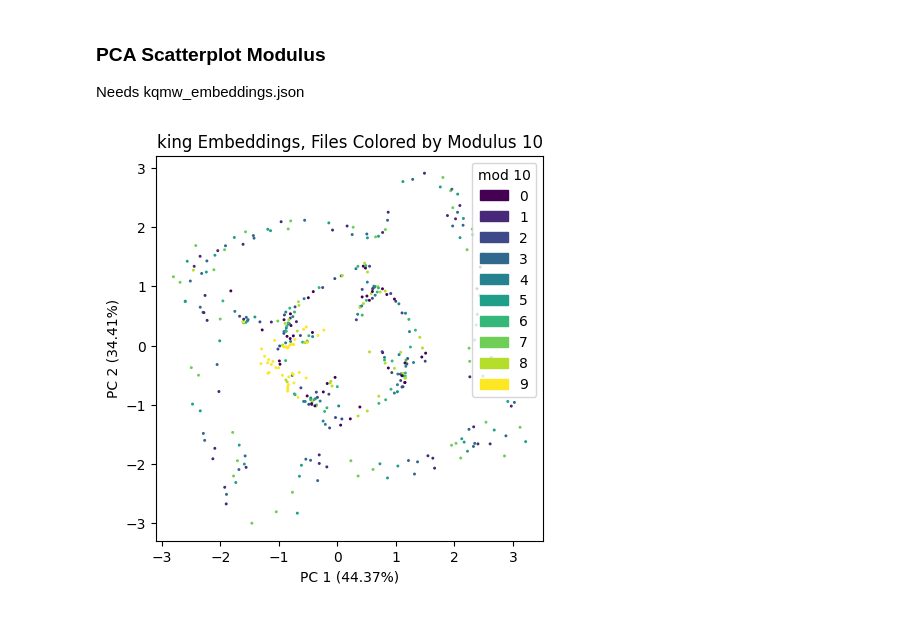
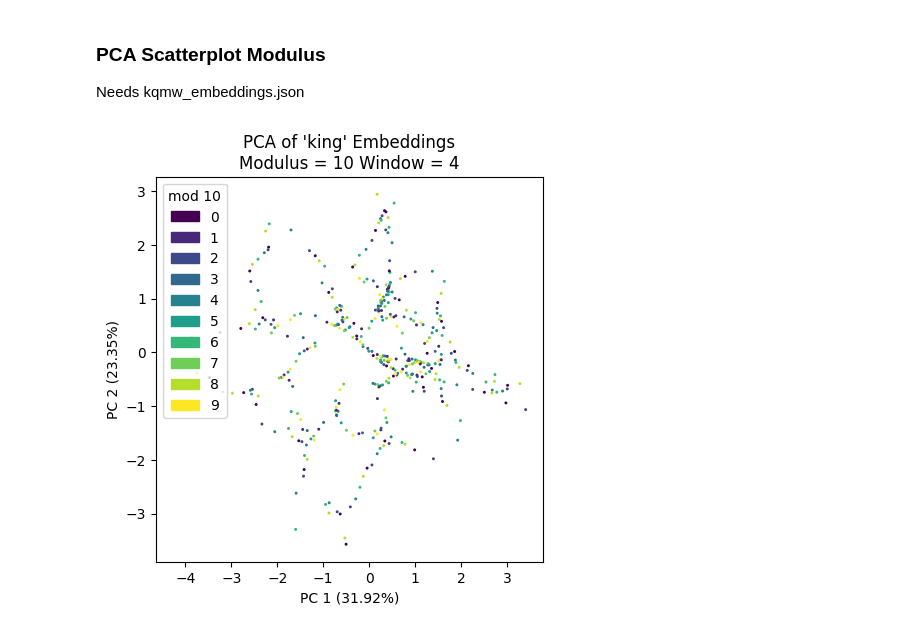
Before and after one commit to ShadowAsura/Word-Embeddings-and-Bloom-Filters, a Jupyter notebook: iteration_data.ipynb, the cells around one changed output. Drawn from its saved outputs; the diff is of its cells as text; code cells hidden in the pictures.

```diff
--- a/iteration_data.ipynb
+++ b/iteration_data.ipynb
@@ -7,11 +7,10 @@ import json
 import os
 import re
 
-# ---- CONFIGURE THESE ----
 wanted_words = ['king', 'queen', 'man', 'woman']
 iterative_dir = 'data/iterative_vectors/'
 window = 4
-# -------------------------
+
 
 embeddings = {word: [] for word in wanted_words}
 
@@ -34,7 +33,7 @@ for i in file_numbers:
         skipped.append(i)
         continue
 
-with open('data/kqmw_iteration.json', 'w+') as f:
+with open(f'data/kqmw_iteration_window_{window}.json', 'w+') as f:
     json.dump(embeddings, f)
 
 print(f"Loaded {len(embeddings[wanted_words[0]])} iterations for {len(embeddings)} words")
@@ -125,34 +213,51 @@ Needs kqmw_embeddings.json
 # %%
 from sklearn.decomposition import PCA
 import matplotlib.patches as mpatches
 import matplotlib.pyplot as plt
 import numpy as np
+import json
 
 modulus = 10
 word = 'king'
+window = 4
 
 
-with open('data/kqmw_iteration.json', 'r') as f:
+fpath = f"pca/{word}_embedding_modulus_{modulus}_window_{window}.png"
+
+with open(f'data/kqmw_iteration_window_{window}.json', 'r') as f:
     kqmw_iteration = json.load(f)
 
 points = kqmw_iteration[word]
 labels = np.array([i % modulus for i in range(len(points))])
 lookup, clabels = np.unique(labels, return_inverse=True)
 vectors = np.array(points)
 
 pca = PCA(n_components=2)
 features_pca = pca.fit_transform(vectors)
 cmap = plt.cm.get_cmap('viridis', modulus)
 
-plt.figure(figsize=(5,5))
+fig, ax = plt.subplots(figsize=(5, 5))
+
 plt.scatter(features_pca[:,0], features_pca[:,1], c=clabels, cmap='viridis', s=5, marker='.')
 
-# Add the axis labels
-title = f"{word} Embeddings, Files Colored by Modulus {modulus}"
+# Axis labels
 plt.xlabel('PC 1 (%.2f%%)' % (pca.explained_variance_ratio_[0]*100))
 plt.ylabel('PC 2 (%.2f%%)' % (pca.explained_variance_ratio_[1]*100))
-plt.title(title)
-plt.legend([mpatches.Patch(color=cmap(b)) for b in range(modulus)], lookup, title = f"mod {modulus}")
-plt.savefig(f'pca/{word}_embedding_mod{modulus}.png', dpi=300)
+
+# Title + subtitle
+title = f"PCA of '{word}' Embeddings"
+subtitle = f'Modulus = {modulus} Window = {window}'
+
+ax.set_title(f"{title}\n{subtitle}", fontsize=12)
+
+# Legend
+plt.legend(
+    [mpatches.Patch(color=cmap(b)) for b in range(modulus)],
+    lookup,
+    title=f"mod {modulus}"
+)
+
+plt.savefig(fpath, dpi=300)
+plt.show()
 # %% [output]
-[figure, old version]
+[figure, new version]
```
Also changed, not shown: parts of 6 cells of this notebook, 25 other files.
